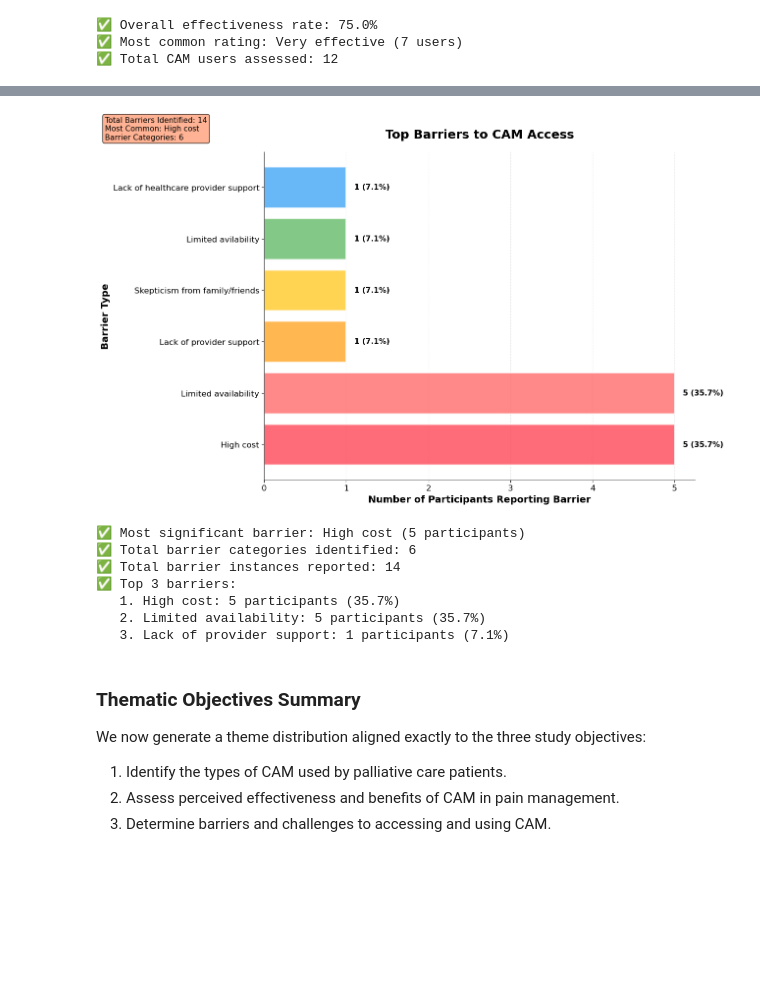
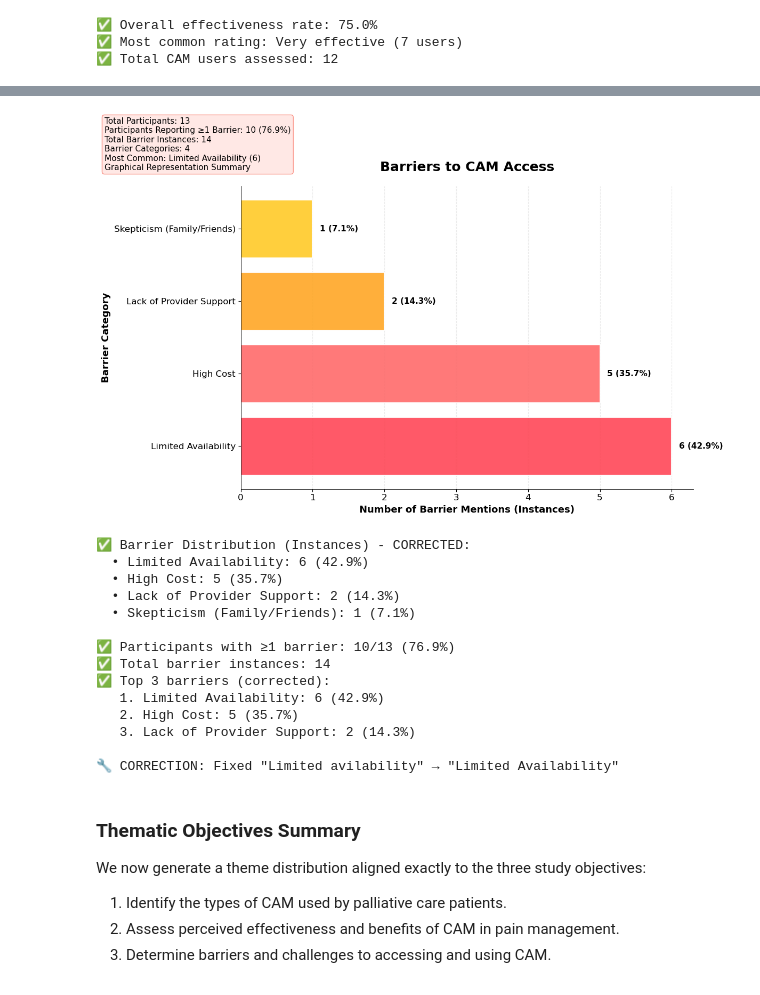
Before and after one commit to MadScie254/Palliative_Analysis, a Jupyter notebook: palliative_analysis.ipynb, the cells around one changed output, grey strips where cells are left out. Cells and saved outputs as stored; diff of their text form; code cells hidden in the pictures; blank space fills up the shorter version.

```diff
--- a/palliative_analysis.ipynb
+++ b/palliative_analysis.ipynb
@@ -3437,12 +3435,13 @@ if effectiveness_counter:
         autotext.set_fontsize(10)
         autotext.set_fontweight('bold')
 
-# Theme 3: Barriers and Challenges (from barriers column - already analyzed correctly)
+# Theme 3: Barriers and Challenges (from barriers column - CORRECTED for spelling mistake)
 raw_barriers = df_clean['barriers'].fillna('').astype(str)
 barrier_counter = Counter()
 
+# Updated normalization rules to handle the spelling mistake
 normalization_rules = [
-    (lambda t: 'limited avail' in t, 'Limited Availability'),
+    (lambda t: 'limited avail' in t or 'limited avilability' in t, 'Limited Availability'),  # Fixed spelling
     (lambda t: 'high cost' in t, 'High Cost'),
     (lambda t: 'lack of provider support' in t or 'lack of healthcare provider support' in t, 'Lack of Provider Support'),
     (lambda t: 'skepticism' in t, 'Skepticism (Family/Friends)'),
@@ -3513,7 +3512,7 @@ plt.show()
 
 # Print detailed results
 print("=" * 60)
-print("MAIN RESEARCH THEMES ANALYSIS")
+print("MAIN RESEARCH THEMES ANALYSIS (CORRECTED)")
 print("=" * 60)
 
 print("\n1. TYPES OF CAM USED:")
@@ -3529,7 +3528,7 @@ if effectiveness_counter:
         pct = (count / total_eff) * 100
         print(f"   • {name}: {count} patients ({pct:.1f}%)")
 
-print("\n3. BARRIERS AND CHALLENGES:")
+print("\n3. BARRIERS AND CHALLENGES (CORRECTED):")
 if barrier_counter:
     for name, count in zip(barrier_names, barrier_counts_list):
         pct = (count / total_barriers) * 100
@@ -3540,4 +3539,5 @@ print(f"• Total participants: {total_participants}")
 print(f"• CAM users: {cam_users} ({(cam_users/total_participants)*100:.1f}%)")
 print(f"• CAM modalities identified: {len(cam_type_counter)}")
 print(f"• Barrier categories identified: {len(barrier_counter)}")
+print(f"\nCORRECTION APPLIED: Fixed 'Limited avilability' → 'Limited Availability'")
 # %% [output]
@@ -3551,5 +3563,5 @@ print(f"• Barrier categories identified: {len(barrier_counter)}")
 # %%
-# Plot 6 (Updated): Barriers to CAM Access – Accurate from CSV
+# Plot 6 (Updated): Barriers to CAM Access – Accurate from CSV (CORRECTED for spelling)
 import math
 from collections import Counter
 
@@ -3560,8 +3572,9 @@ raw_barriers = df_clean['barriers'].fillna('').astype(str)
 barrier_counter = Counter()
 participants_with_any_barrier = set()
 
+# Updated normalization rules to handle the spelling mistake
 normalization_rules = [
-    (lambda t: 'limited avail' in t, 'Limited Availability'),
+    (lambda t: 'limited avail' in t or 'limited avilability' in t, 'Limited Availability'),  # Fixed spelling
     (lambda t: 'high cost' in t, 'High Cost'),
     (lambda t: 'lack of provider support' in t or 'lack of healthcare provider support' in t, 'Lack of Provider Support'),
     (lambda t: 'skepticism' in t, 'Skepticism (Family/Friends)'),
@@ -3611,7 +3624,7 @@ else:
         plt.text(bar.get_width() + 0.1, bar.get_y() + bar.get_height()/2,
                  f'{count} ({pct:.1f}%)', va='center', ha='left', fontweight='bold', fontsize=11)
 
-    plt.title('Barriers to CAM Access (Accurate from Dataset)', fontsize=18, fontweight='bold', pad=20)
+    plt.title('Barriers to CAM Access', fontsize=18, fontweight='bold', pad=20)
     plt.xlabel('Number of Barrier Mentions (Instances)', fontweight='bold', fontsize=13)
     plt.ylabel('Barrier Category', fontweight='bold', fontsize=13)
     plt.grid(axis='x', alpha=0.25, linestyle='--')
@@ -3624,44 +3637,53 @@ else:
     summary_text = (
         f'Total Participants: {total_participants}\n'
         f'Participants Reporting ≥1 Barrier: {unique_participants} ({prevalence_pct:.1f}%)\n'
         f'Total Barrier Instances: {total_instances}\n'
         f'Barrier Categories: {len(barrier_names)}\n'
-        f'Most Common: {barrier_names[0]} ({barrier_counts_list[0]})'
+        f'Most Common: {barrier_names[0]} ({barrier_counts_list[0]})\n'
+        f'Graphical Representation Summary'
     )
     plt.figtext(0.02, 0.95, summary_text, fontsize=11,
                 bbox=dict(boxstyle='round', facecolor='mistyrose', edgecolor='salmon', alpha=0.85))
 
     # Styling
     ax = plt.gca()
     for spine in ['top', 'right']:
         ax.spines[spine].set_visible(False)
     ax.spines['left'].set_linewidth(0.6)
     ax.spines['bottom'].set_linewidth(0.6)
 
 plt.tight_layout()
 plt.show()
 
 # Console summary
 if barrier_counter:
-    print('✅ Barrier Distribution (Instances):')
+    print('✅ Barrier Distribution (Instances) - CORRECTED:')
     for name, count in zip(barrier_names, barrier_counts_list):
         print(f'  • {name}: {count} ({(count/total_instances)*100:.1f}%)')
     print(f'\n✅ Participants with ≥1 barrier: {unique_participants}/{total_participants} ({prevalence_pct:.1f}%)')
     print(f'✅ Total barrier instances: {total_instances}')
-    print(f'✅ Top 3 barriers:')
+    print(f'✅ Top 3 barriers (corrected):')
     for i, (name, count) in enumerate(list(zip(barrier_names, barrier_counts_list))[:3], start=1):
         print(f'   {i}. {name}: {count} ({(count/total_instances)*100:.1f}%)')
+    print(f'\n🔧 CORRECTION: Fixed "Limited avilability" → "Limited Availability"')
 else:
     print('No barriers reported in the dataset.')
 # %% [output]
-[figure, old version]
+[figure, new version]
-✅ Most significant barrier: High cost (5 participants)
-✅ Total barrier categories identified: 6
-✅ Total barrier instances reported: 14
-✅ Top 3 barriers:
-   1. High cost: 5 participants (35.7%)
-   2. Limited availability: 5 participants (35.7%)
-   3. Lack of provider support: 1 participants (7.1%)
+✅ Barrier Distribution (Instances) - CORRECTED:
+  • Limited Availability: 6 (42.9%)
+  • High Cost: 5 (35.7%)
+  • Lack of Provider Support: 2 (14.3%)
+  • Skepticism (Family/Friends): 1 (7.1%)
+
+✅ Participants with ≥1 barrier: 10/13 (76.9%)
+✅ Total barrier instances: 14
+✅ Top 3 barriers (corrected):
+   1. Limited Availability: 6 (42.9%)
+   2. High Cost: 5 (35.7%)
+   3. Lack of Provider Support: 2 (14.3%)
+
+🔧 CORRECTION: Fixed "Limited avilability" → "Limited Availability"
 # %% [markdown]
 ### Thematic Objectives Summary
 We now generate a theme distribution aligned exactly to the three study objectives:
```
Also changed, not shown: parts of 5 cells of this notebook, 1 other file.
